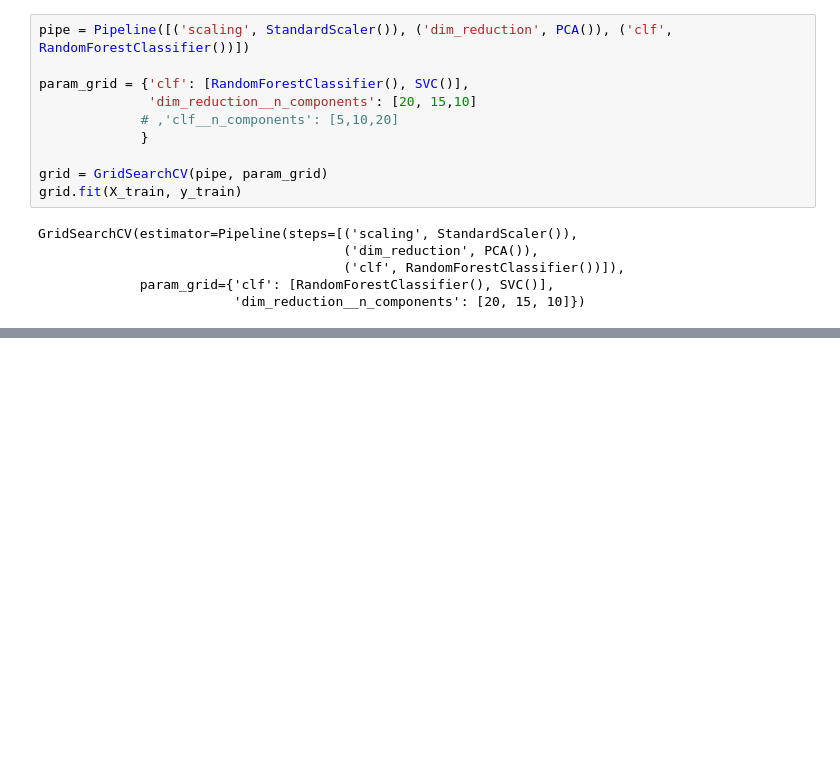
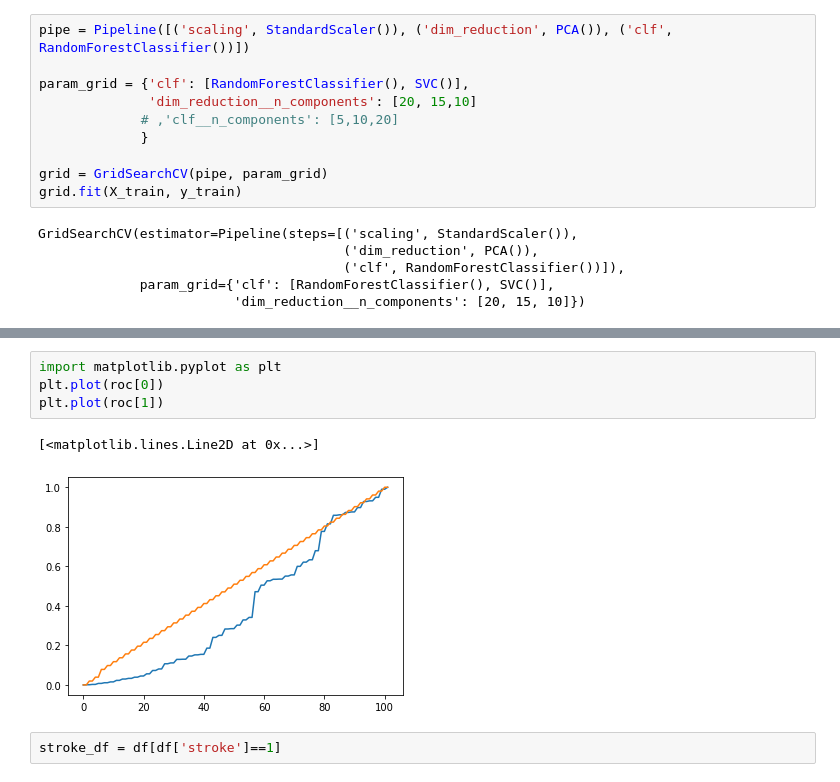
Before and after one commit to anthonynolan/ner, a Jupyter notebook: Stroke.ipynb, the cells around one changed output, grey strips where cells are left out. Cells and saved outputs as stored; diff of their text form; blank space fills up the shorter version.

```diff
--- a/Stroke.ipynb
+++ b/Stroke.ipynb
@@ -92,0 +73,9 @@ grid.score(X_test, y_test)
+# %%
+import matplotlib.pyplot as plt
+plt.plot(roc[0])
+plt.plot(roc[1])
+# %% [output]
+[<matplotlib.lines.Line2D at 0x...>]
+[figure, added]
+# %%
+stroke_df = df[df['stroke']==1]
```
Also changed, not shown: parts of 19 cells of this notebook, 6 other files.
